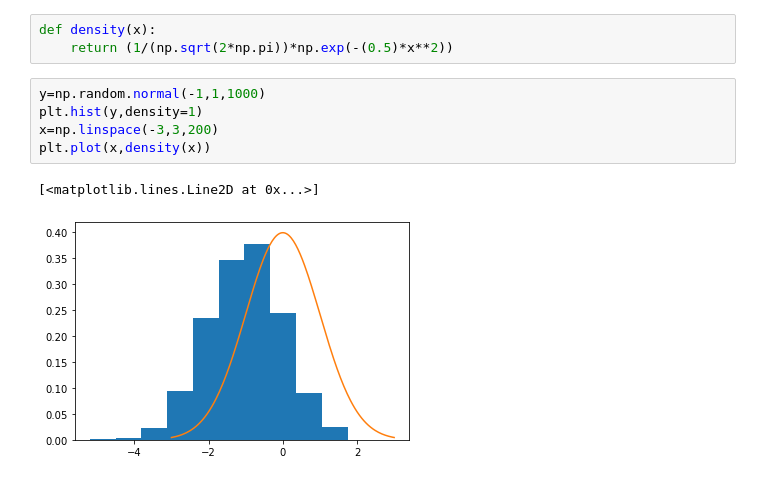
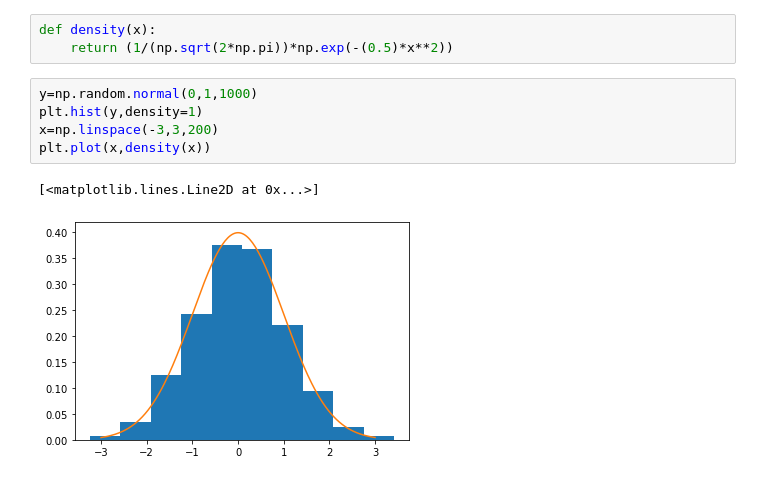
Before and after one commit to aws3ma/tpstatistics, a Jupyter notebook: jupyter notebook for tp statistics.ipynb, the cells around one changed output. Cells and saved outputs as stored; diff of their text form.

```diff
--- a/jupyter notebook for tp statistics.ipynb
+++ b/jupyter notebook for tp statistics.ipynb
@@ -485,10 +485,10 @@ plt.hist(y,density=1)
 def density(x):
     return (1/(np.sqrt(2*np.pi))*np.exp(-(0.5)*x**2))
 # %%
-y=np.random.normal(-1,1,1000)
+y=np.random.normal(0,1,1000)
 plt.hist(y,density=1)
 x=np.linspace(-3,3,200)
 plt.plot(x,density(x))
 # %% [output]
 [<matplotlib.lines.Line2D at 0x...>]
-[figure, old version]
+[figure, new version]
```
Also changed, not shown: parts of 3 cells of this notebook.
